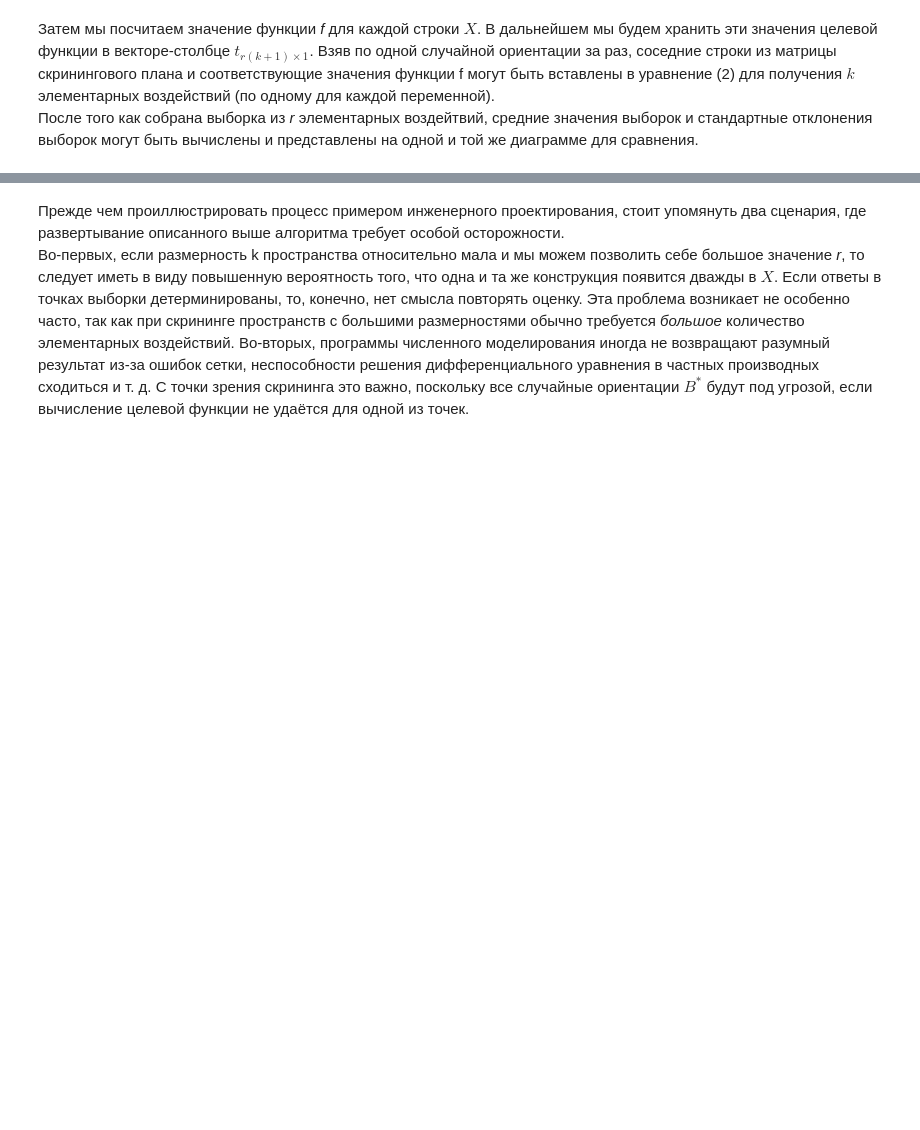
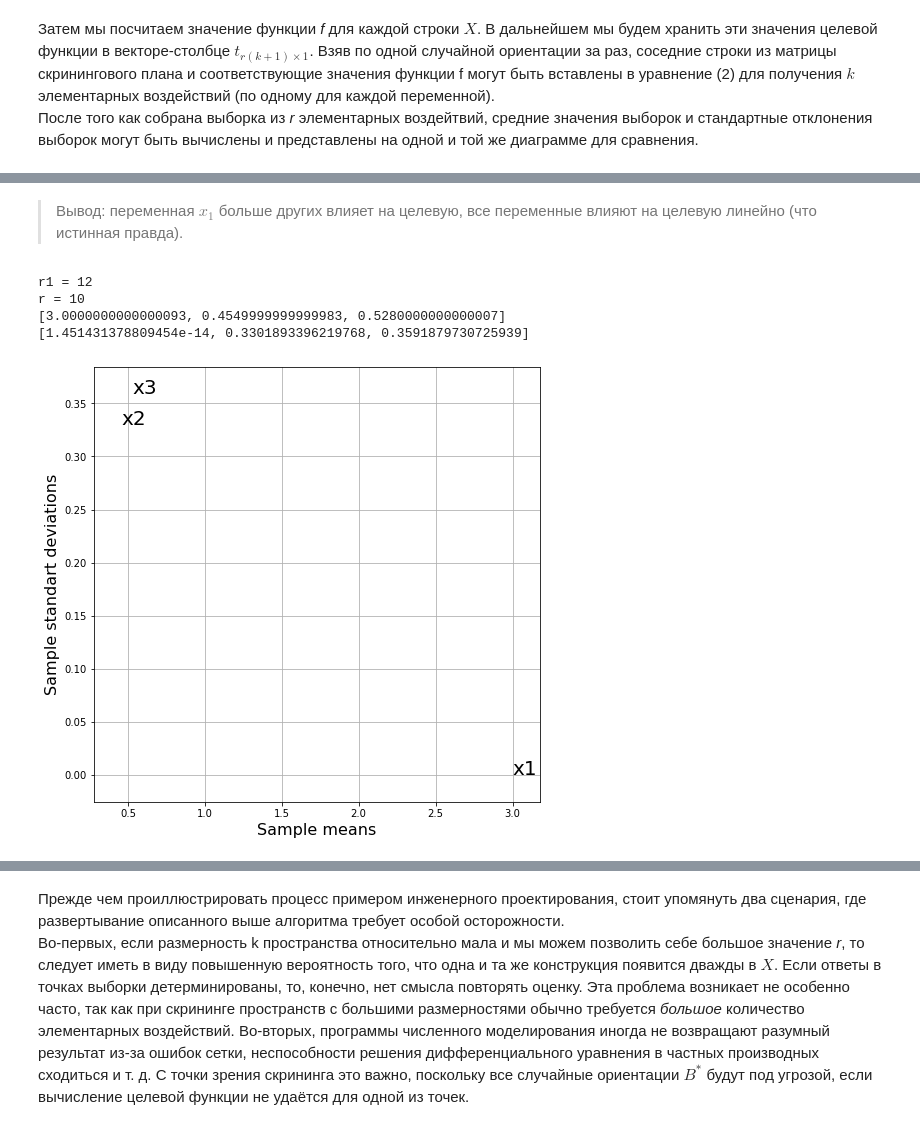
Before and after one commit to ruslan-shtin/science_work, a Jupyter notebook: Konspect/Chapter_1 - Intro.ipynb, the cells around one changed output, grey strips where cells are left out. Saved outputs shown, nothing was run; the diff lists cells and outputs as text; code cells hidden in the pictures; blank space fills up the shorter version.

```diff
--- a/Konspect/Chapter_1 - Intro.ipynb
+++ b/Konspect/Chapter_1 - Intro.ipynb
@@ -216,0 +239,18 @@ def screeningplot(X, Objhandle, Range, xi, p, Labels):
+# %% [markdown]
+> Вывод: переменная $x_1$ больше других влияет на целевую, все переменные влияют на целевую линейно (что истинная правда).
+# %%
+# np.random.seed(42)
+k, p, xi, r = 3, 5, 1e-2, 10
+X = screeningplan(k, p, xi, r)
+mins = np.zeros((1,k))
+maxs = np.ones((1,k))
+Range = np.vstack((mins, maxs))
+Labels = [f'x{i}' for i in range(1,k+1)]
+
+screeningplot(X, F_obj_test_2, Range, xi, p, Labels)
+# %% [output]
+r1 = 12
+r = 10
+[3.0000000000000093, 0.4549999999999983, 0.5280000000000007]
+[1.451431378809454e-14, 0.3301893396219768, 0.3591879730725939]
+[figure, added]
```
Also changed, not shown: parts of 16 cells of this notebook, 1 other file.
